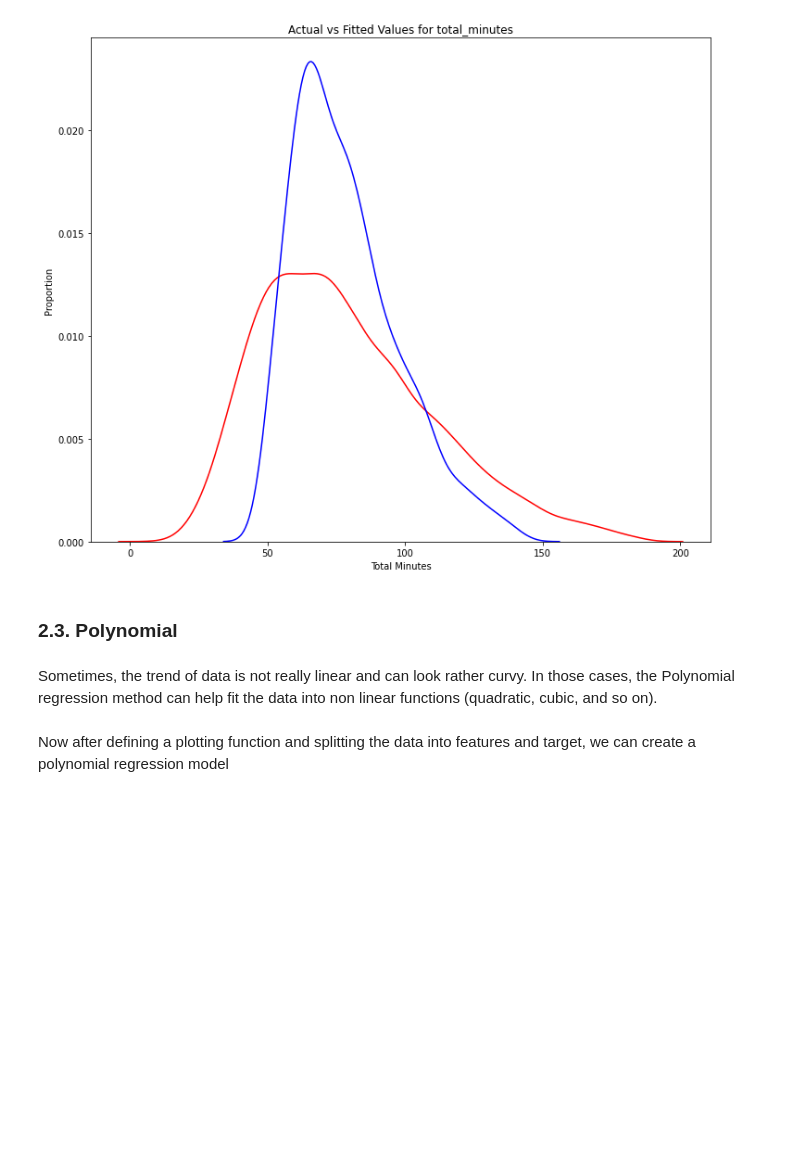
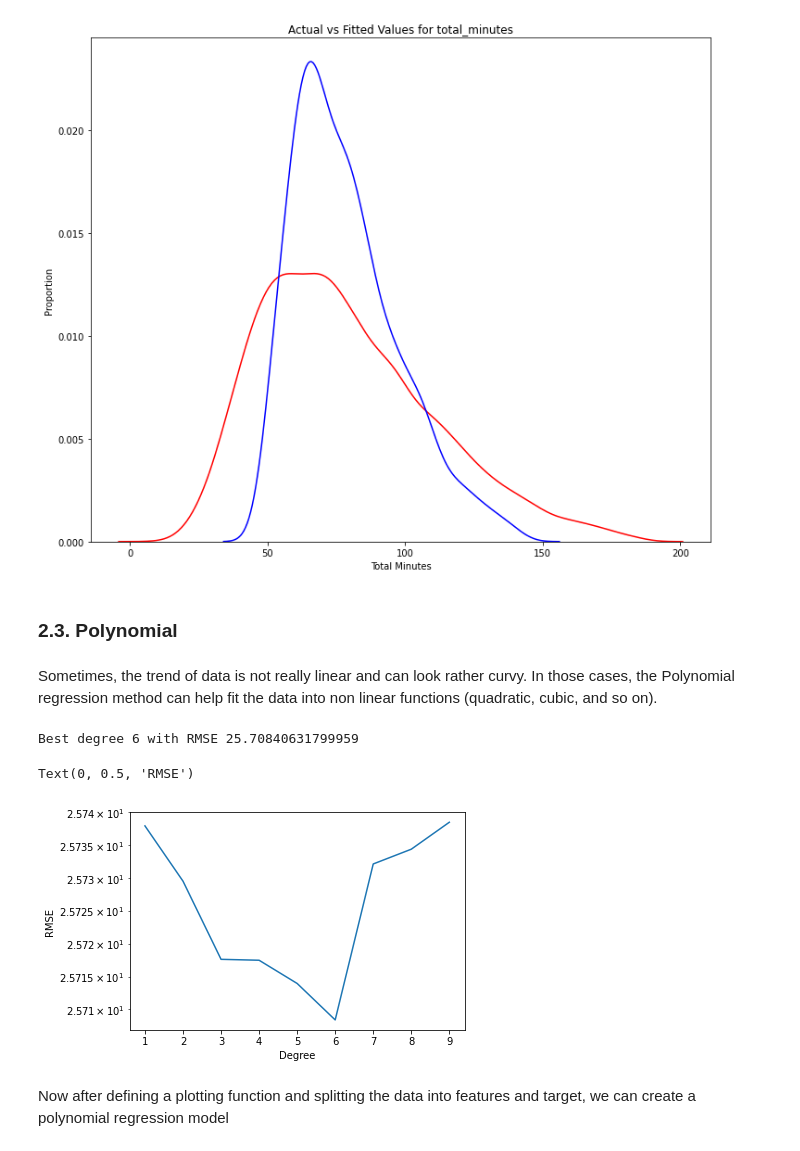
Before and after one commit to tiagottmoraes/CS-s-Data-Science-Example, a Jupyter notebook: 3. ML Model - Data Science Test.ipynb, the cells around one changed output. Drawn from its saved outputs; the diff is of its cells as text; code cells hidden in the pictures; blank space fills up the shorter version.

```diff
--- a/3. ML Model - Data Science Test.ipynb
+++ b/3. ML Model - Data Science Test.ipynb
@@ -248,6 +249,51 @@ def PlotPolly (model, independent_variable, dependent_variable, Name):
 
     plt.show()
     plt.close()
+# %%
+X=df_EDA['order_size'].values.reshape(-1,1)
+y=df_EDA['total_minutes']
+
+x_train, x_test, y_train, y_test = train_test_split(X, y, test_size=0.3)
+
+rmses = []
+degrees = np.arange(1, 10)
+min_rmse, min_deg = 1e10, 0
+
+for deg in degrees:
+
+    # Train features
+    poly_features = PolynomialFeatures(degree=deg, include_bias=False)
+    x_poly_train = poly_features.fit_transform(x_train)
+
+    # Linear regression
+    poly_reg = LinearRegression()
+    poly_reg.fit(x_poly_train, y_train)
+
+    # Compare with test data
+    x_poly_test = poly_features.fit_transform(x_test)
+    poly_predict = poly_reg.predict(x_poly_test)
+    poly_mse = mean_squared_error(y_test, poly_predict)
+    poly_rmse = np.sqrt(poly_mse)
+    rmses.append(poly_rmse)
+
+    # Cross-validation of degree
+    if min_rmse > poly_rmse:
+        min_rmse = poly_rmse
+        min_deg = deg
+
+# Plot and present results
+print('Best degree {} with RMSE {}'.format(min_deg, min_rmse))
+
+fig = plt.figure()
+ax = fig.add_subplot(111)
+ax.plot(degrees, rmses)
+ax.set_yscale('log')
+ax.set_xlabel('Degree')
+ax.set_ylabel('RMSE')
+# %% [output]
+Best degree 6 with RMSE 25.70840631799959
+Text(0, 0.5, 'RMSE')
+[figure, added]
 # %%
 # Separating the data into features and target
 X_Poly=df_EDA['order_size']
```
Also changed, not shown: parts of 30 cells of this notebook, 2 other files.
